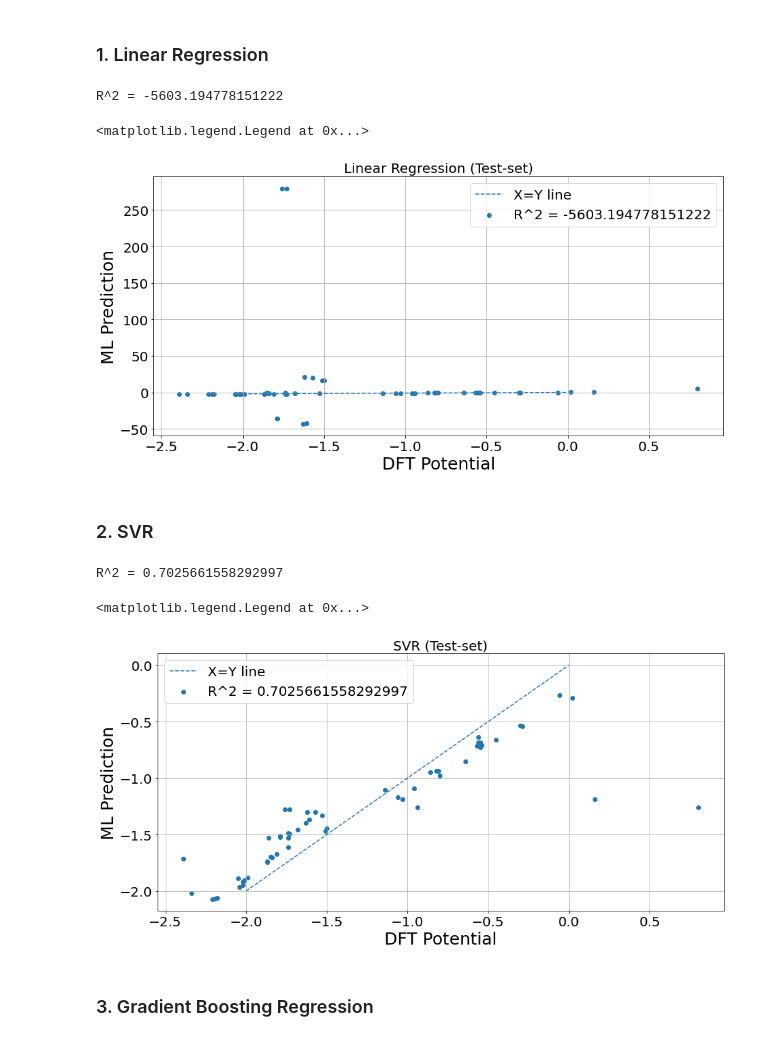
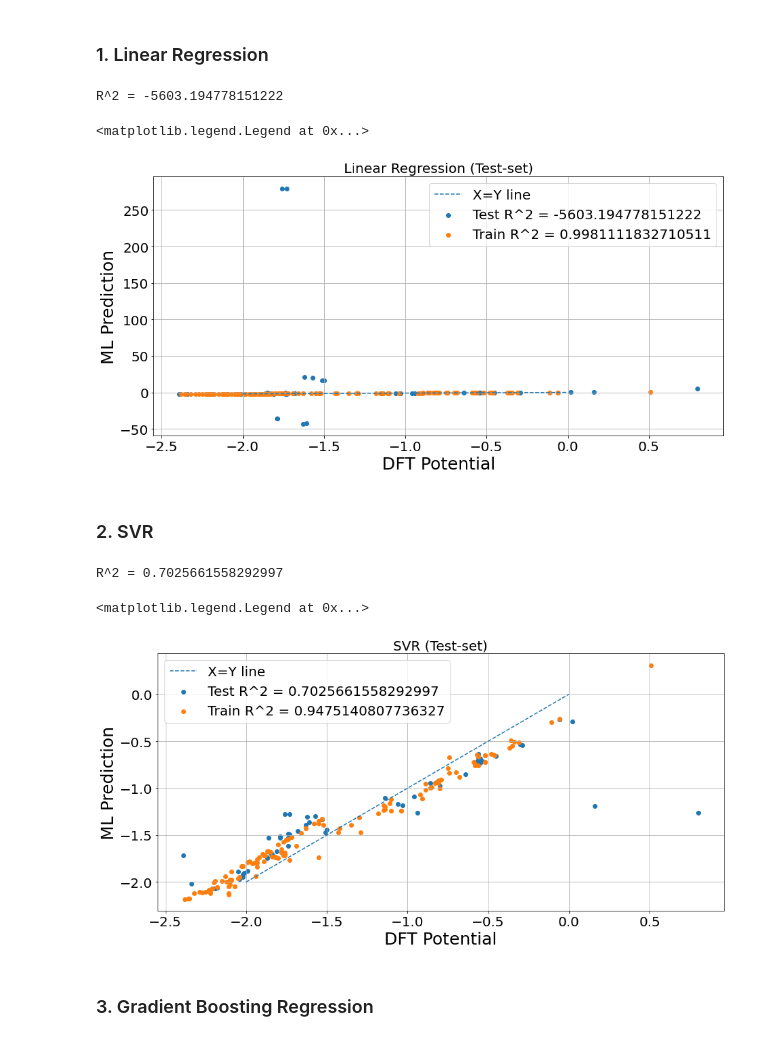
Before and after one commit to siddharth-ncl-work/miscellaneous, a Jupyter notebook: machine_learning_project_ideas/1/model_training.ipynb, the cells around one changed output. Saved outputs shown, nothing was run; the diff lists cells and outputs as text; code cells hidden in the pictures.

```diff
--- a/machine_learning_project_ideas/1/model_training.ipynb
+++ b/machine_learning_project_ideas/1/model_training.ipynb
@@ -180,37 +180,52 @@ reg = LinearRegression().fit(X_train_scaled, y_train)
 
 y_pred=reg.predict(X_test_scaled)
 r2=r2_score(y_test,y_pred)
+
+y_pred_train=reg.predict(X_train_scaled)
+r2_train=r2_score(y_train,y_pred_train)
+
 print(f'R^2 = {r2}')
-plt.scatter(y_test,y_pred,label=f'R^2 = {r2}')
+plt.scatter(y_test,y_pred,label=f'Test R^2 = {r2}')
 plt.plot(np.linspace(-2,0),np.linspace(-2,0),ls='dashed',label='X=Y line')
 plt.xlabel('DFT Potential')
 plt.ylabel('ML Prediction')
 plt.title('Linear Regression (Test-set)')
+
+plt.scatter(y_train,y_pred_train,label=f'Train R^2 = {r2_train}')
+
 plt.legend()
 # %% [output]
 R^2 = -5603.194778151222
 <matplotlib.legend.Legend at 0x...>
-[figure, old version]
+[figure, new version]
 # %% [markdown]
 ### 2. SVR
 # %%
 from sklearn.svm import SVR
 
 svr=SVR(C=2, epsilon=0.2).fit(X_train_scaled, y_train)
 
 y_pred=svr.predict(X_test_scaled)
 r2=r2_score(y_test,y_pred)
+
+
+y_pred_train=svr.predict(X_train_scaled)
+r2_train=r2_score(y_train,y_pred_train)
+
 print(f'R^2 = {r2}')
-plt.scatter(y_test,y_pred,label=f'R^2 = {r2}')
+plt.scatter(y_test,y_pred,label=f'Test R^2 = {r2}')
 plt.plot(np.linspace(-2,0),np.linspace(-2,0),ls='dashed',label='X=Y line')
 plt.xlabel('DFT Potential')
 plt.ylabel('ML Prediction')
 plt.title('SVR (Test-set)')
+
+plt.scatter(y_train,y_pred_train,label=f'Train R^2 = {r2_train}')
+
 plt.legend()
 # %% [output]
 R^2 = 0.7025661558292997
 <matplotlib.legend.Legend at 0x...>
-[figure, old version]
+[figure, new version]
 # %% [markdown]
 ### 3. Gradient Boosting Regression
 # %%
```
Also changed, not shown: parts of 5 cells of this notebook.
